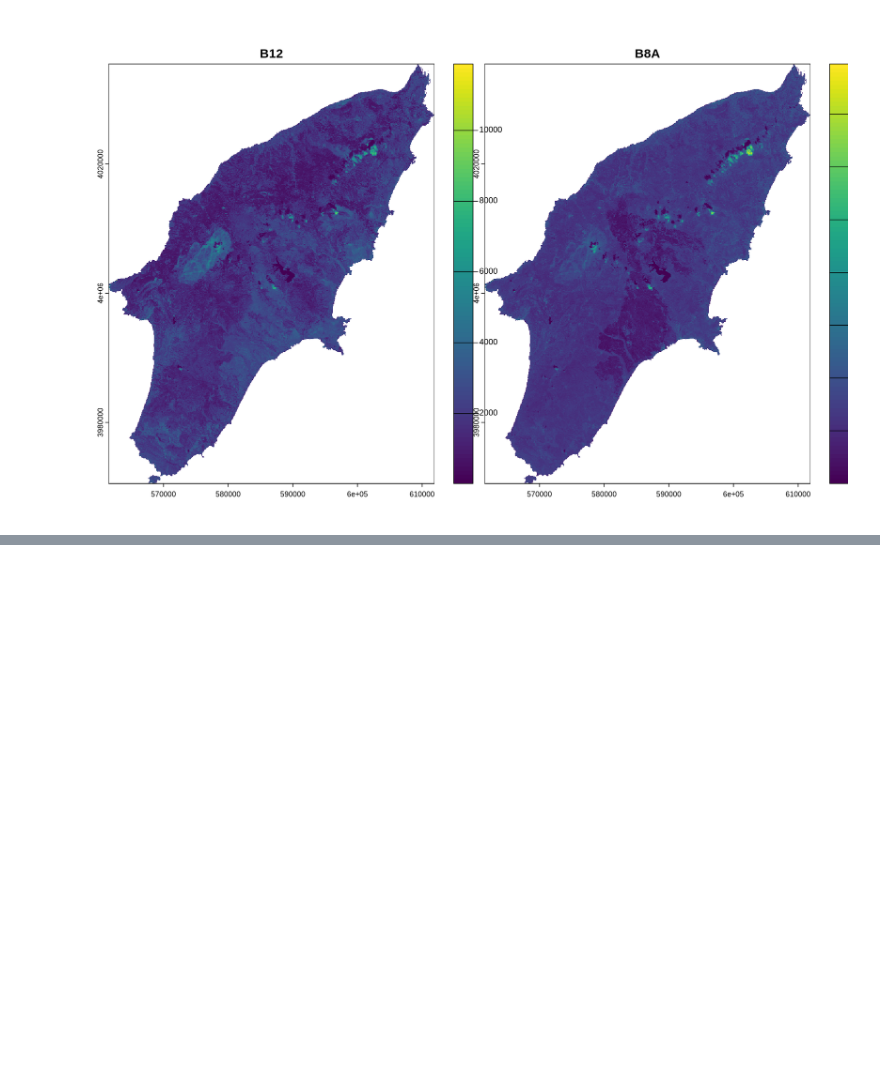
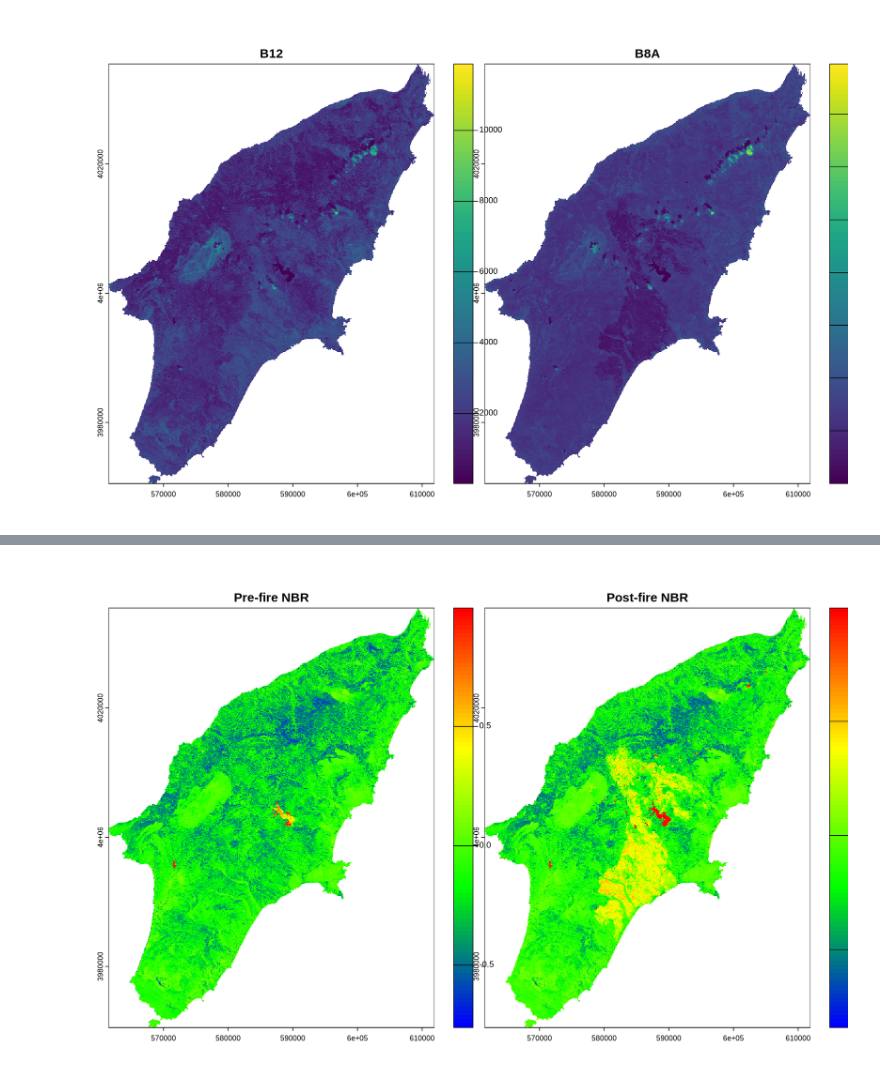
Before and after one commit to LTER-LIFE/vl-geospatial-toolbox, a Jupyter notebook: rhodes.ipynb, the cells around one changed output, grey strips where cells are left out. Drawn from its saved outputs; the diff is of its cells as text; code cells hidden in the pictures; blank space fills up the shorter version.

```diff
--- a/rhodes.ipynb
+++ b/rhodes.ipynb
@@ -486,0 +506,8 @@ gc()
+# %%
+## Compute post-fire Normalised Burn Ratio (NBR)
+s2_post_path_nbr <- paste0(param_dir_out, "/s2_post_nbr.tif")
+lapp(x = rast(s2_post_path_c),
+     fun = \(B12, B8A) ((B12 - B8A) / (B12 + B8A)),
+     usenames = TRUE, cores = 3,
+     filename = s2_post_path_nbr, overwrite = TRUE)
+gc()
@@ -486,0 +528,6 @@ gc()
+# %%
+s2_nbr <- c(rast(s2_pre_path_nbr), rast(s2_post_path_nbr))
+names(s2_nbr) <- c("Pre-fire NBR", "Post-fire NBR")
+plot(s2_nbr, col = map.pal("bgyr", n = 100))
+# %% [output]
+[figure, added]
```
Also changed, not shown: parts of 21 cells of this notebook.
